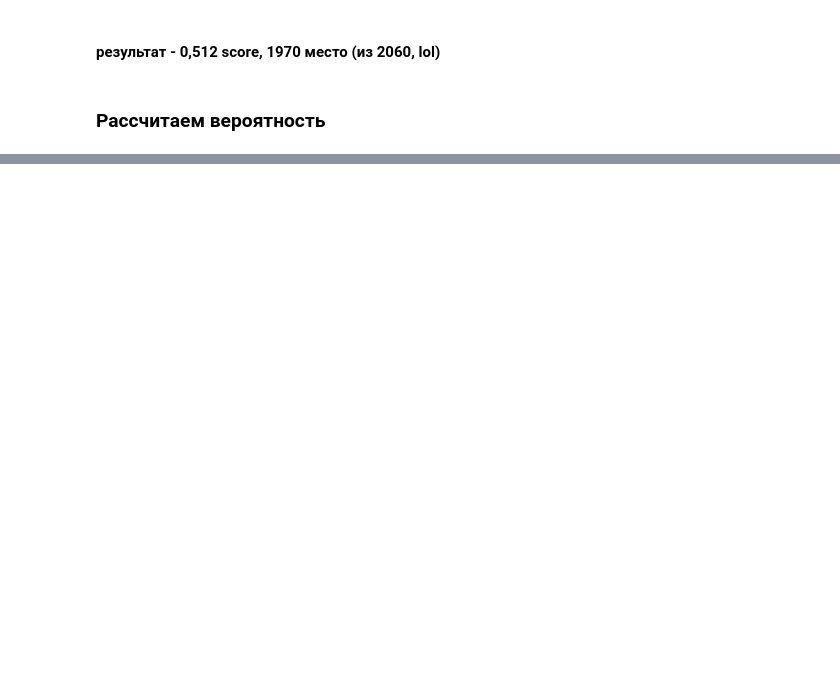
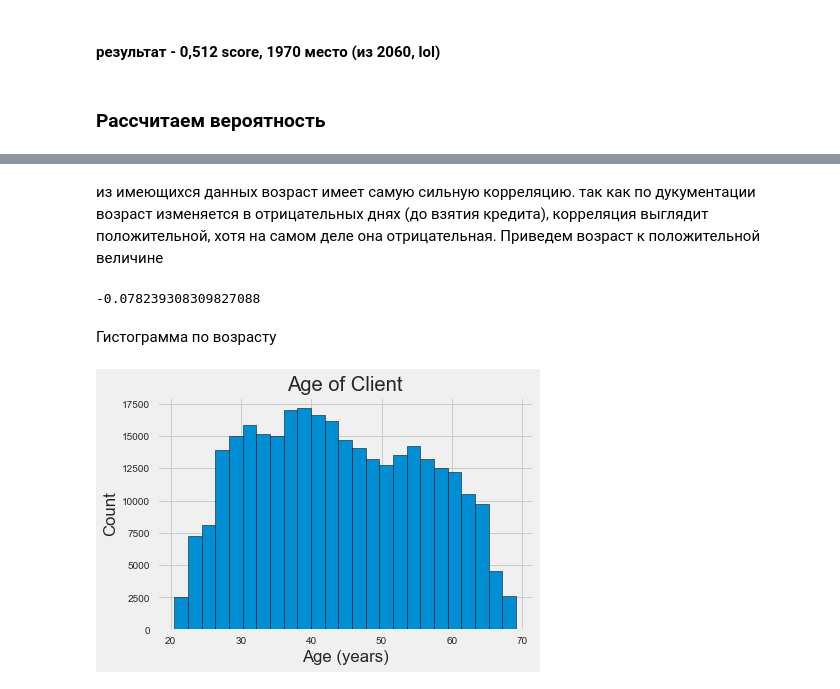
Before and after one commit to zalhonan/kaggle_Home_Credit_Default_Risk, a Jupyter notebook: home credit 1.ipynb, the cells around one changed output, grey strips where cells are left out. Cells and saved outputs as stored; diff of their text form; code cells hidden in the pictures; blank space fills up the shorter version.

```diff
--- a/home credit 1.ipynb
+++ b/home credit 1.ipynb
@@ -437,0 +491,7 @@ submission.to_csv('submission4.csv', index=False)
+# %%
+# one-hot encoding of categorical variables
+app_train = pd.get_dummies(app_train)
+app_test = pd.get_dummies(app_test)
+
+print('Training Features shape: ', app_train.shape)
+print('Testing Features shape: ', app_test.shape)
@@ -437,0 +503,9 @@ submission.to_csv('submission4.csv', index=False)
+# %%
+#сохраним лейблы
+train_labels = app_train['TARGET']
+
+# Align the training and testing data, keep only columns present in both dataframes
+app_train, app_test = app_train.align(app_test, join = 'inner', axis = 1)
+
+print('Training Features shape: ', app_train.shape)
+print('Testing Features shape: ', app_test.shape)
@@ -437,0 +515,3 @@ submission.to_csv('submission4.csv', index=False)
+# %%
+# Add target back in to the data
+app_train['TARGET'] = train_labels
@@ -437,0 +543,23 @@ submission.to_csv('submission4.csv', index=False)
+# %% [markdown]
+из имеющихся данных возраст имеет самую сильную корреляцию. так как по дукументации возраст изменяется в отрицательных днях (до взятия кредита), корреляция выглядит положительной, хотя на самом деле она отрицательная. Приведем возраст к положительной величине
+# %%
+# Find the correlation of the positive days since birth and target
+app_train['DAYS_BIRTH'] = abs(app_train['DAYS_BIRTH'])
+app_train['DAYS_BIRTH'].corr(app_train['TARGET'])
+# %% [output]
+-0.078239308309827088
+# %% [markdown]
+Гистограмма по возрасту
+# %%
+# matplotlib and seaborn for plotting
+import matplotlib.pyplot as plt
+import seaborn as sns
+
+# Set the style of plots
+plt.style.use('fivethirtyeight')
+
+# Plot the distribution of ages in years
+plt.hist(app_train['DAYS_BIRTH'] / 365, edgecolor = 'k', bins = 25)
+plt.title('Age of Client'); plt.xlabel('Age (years)'); plt.ylabel('Count');
+# %% [output]
+[figure, added]
```
Also changed, not shown: parts of 67 cells of this notebook, 3 other files.
